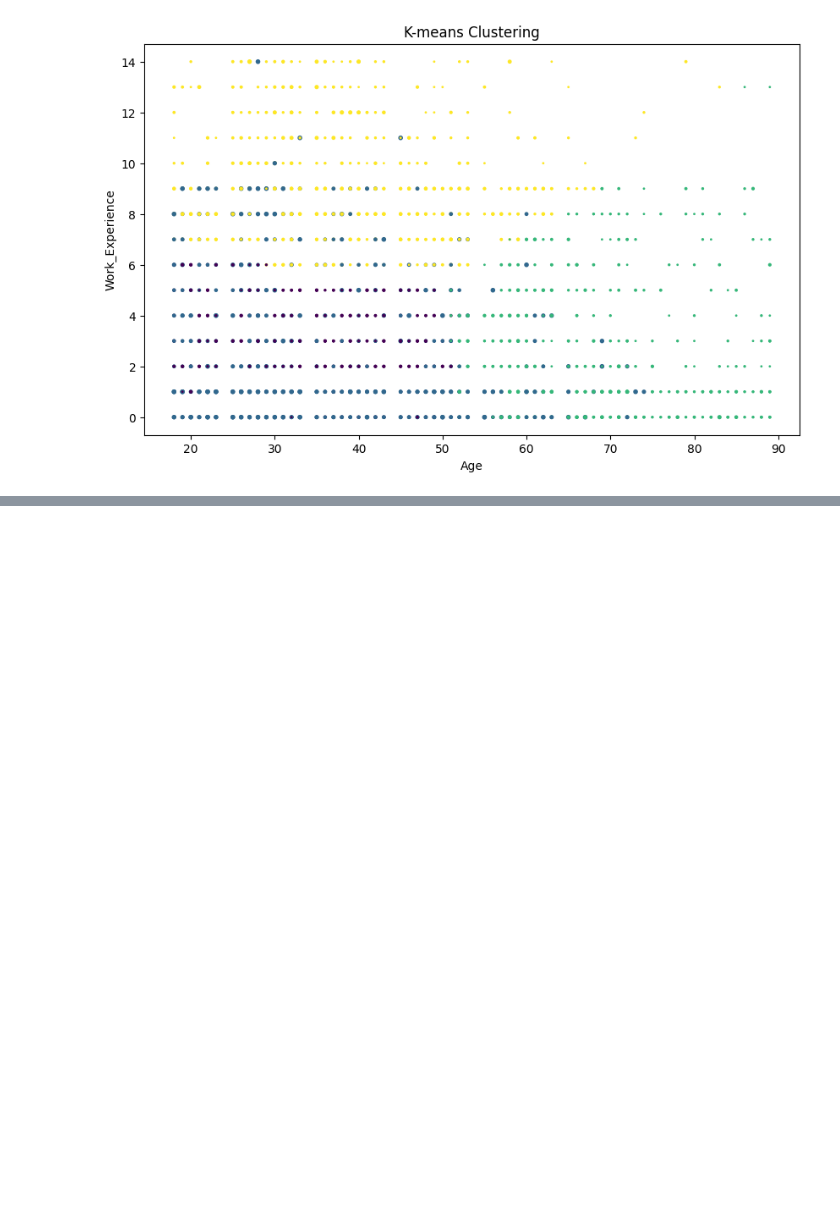
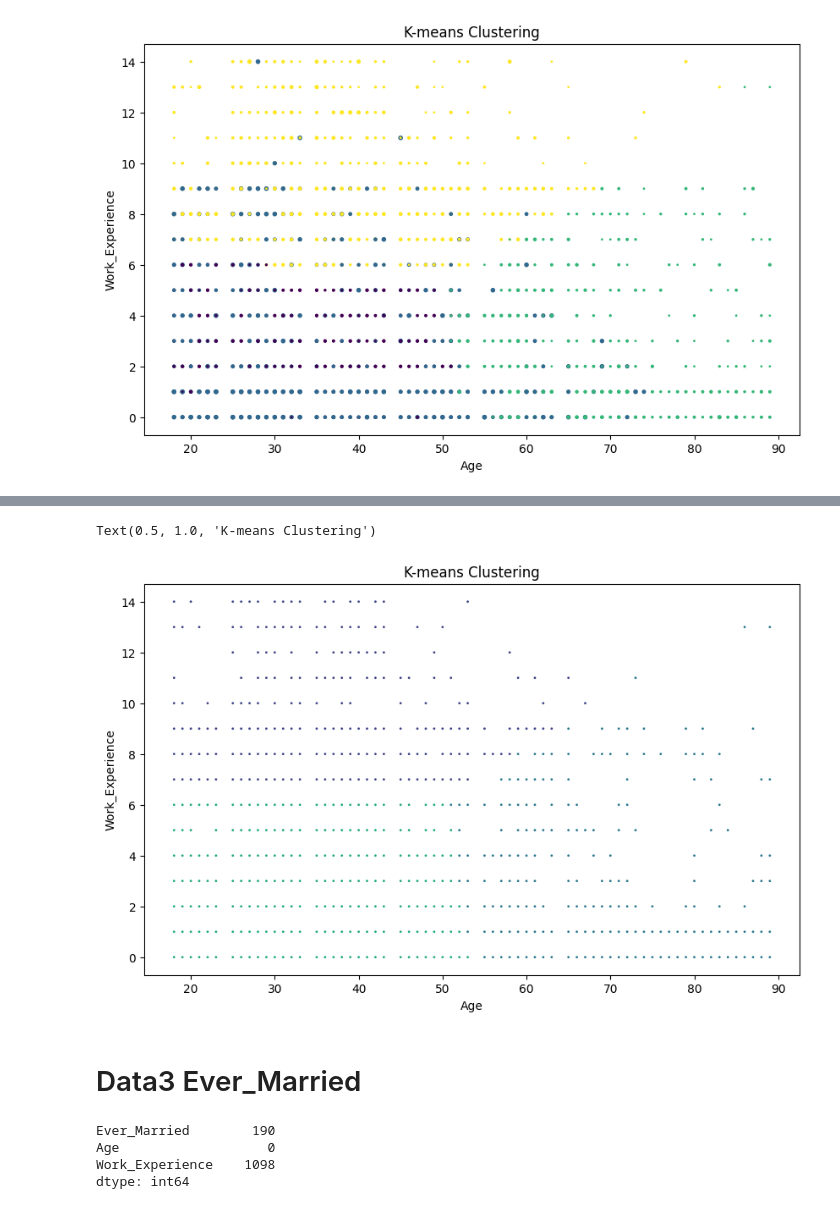
Before and after one commit to koratjay2022/bia_project, a Jupyter notebook: Clustering/Elbow_Method_Silhouette_Score/Practice_Elbow_Method_Silhouette.ipynb, the cells around one changed output, grey strips where cells are left out. Saved outputs shown, nothing was run; the diff lists cells and outputs as text; code cells hidden in the pictures; blank space fills up the shorter version.

```diff
--- a/Clustering/Elbow_Method_Silhouette_Score/Practice_Elbow_Method_Silhouette.ipynb
+++ b/Clustering/Elbow_Method_Silhouette_Score/Practice_Elbow_Method_Silhouette.ipynb
@@ -173,0 +283,4 @@ Text(0.5, 1.0, 'K-means Clustering')
+# %%
+kmeans = KMeans(n_clusters=6, random_state=42)
+data2['Cluster'] = kmeans.fit_predict(data_scaled2)
+data2['Cluster'].value_counts()
@@ -173,0 +305,19 @@ Text(0.5, 1.0, 'K-means Clustering')
+# %%
+# Visualize and Interpret the Clusters
+plt.figure(figsize=(10, 6))
+plt.scatter(data2['Age'], data2['Work_Experience'],data2['Gender'], c=data2['Cluster'], cmap='viridis')
+plt.xlabel('Age')
+plt.ylabel('Work_Experience')
+plt.title('K-means Clustering')
+# %% [output]
+Text(0.5, 1.0, 'K-means Clustering')
+[figure, added]
+# %% [markdown]
+# Data3 Ever_Married
+# %%
+data3.isnull().sum()
+# %% [output]
+Ever_Married        190
+Age                   0
+Work_Experience    1098
+dtype: int64
```
Also changed, not shown: parts of 32 cells of this notebook.
